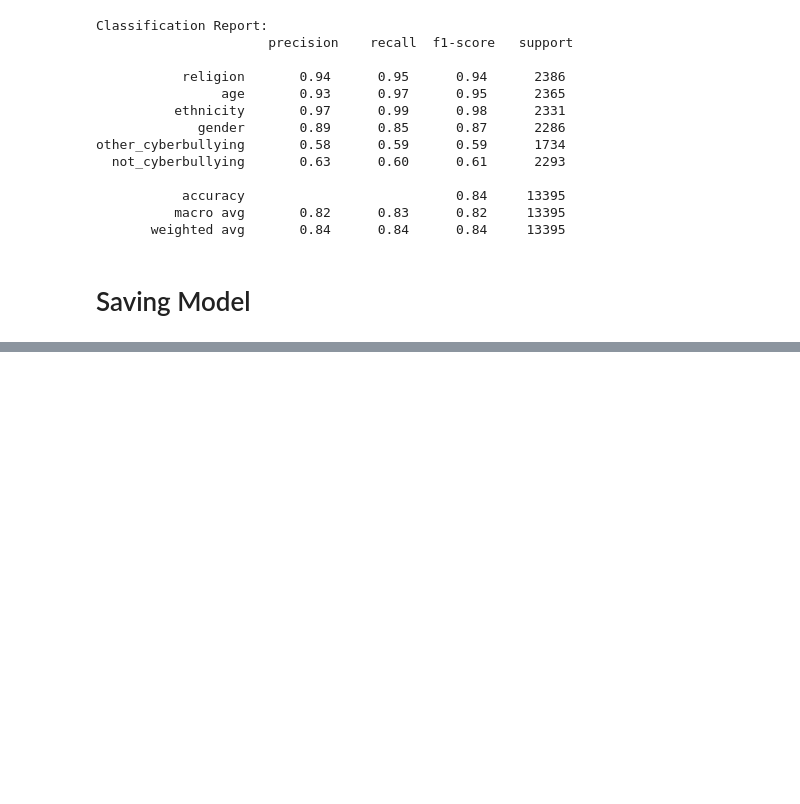
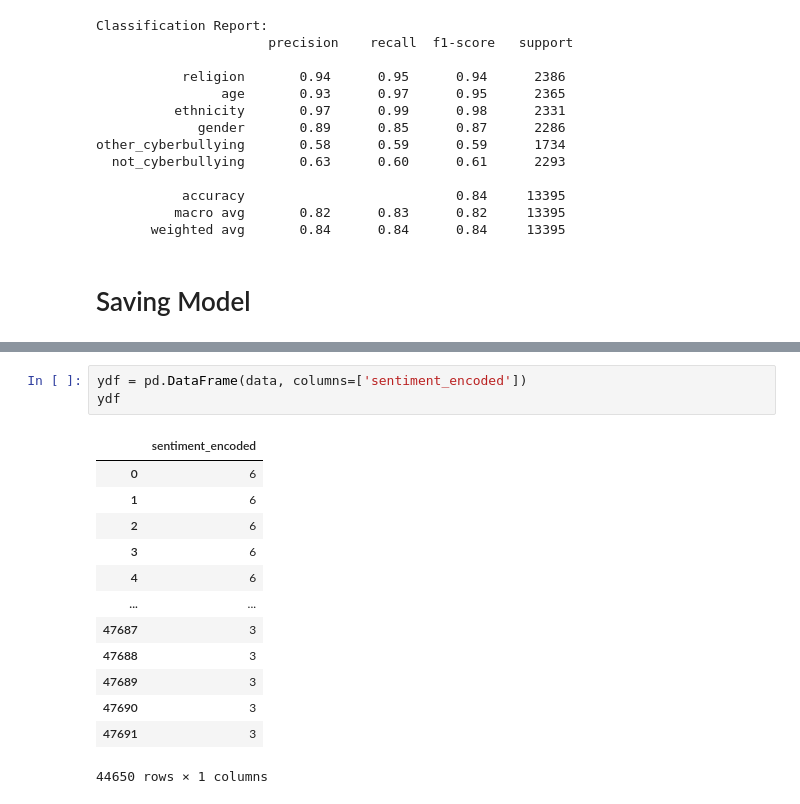
Before and after one commit to dial2hari/Quality_education, a Jupyter notebook: cyberbullying/cyberbullying-tweet-recognition-project.ipynb, the cells around one changed output, grey strips where cells are left out. Saved outputs shown, nothing was run; the diff lists cells and outputs as text; blank space fills up the shorter version.

```diff
--- a/cyberbullying/cyberbullying-tweet-recognition-project.ipynb
+++ b/cyberbullying/cyberbullying-tweet-recognition-project.ipynb
@@ -758,0 +913,17 @@ other_cyberbullying       0.58      0.59      0.59      1734
+# %%
+ydf = pd.DataFrame(data, columns=['sentiment_encoded'])
+ydf
+# %% [output]
+|  | sentiment_encoded |
+| 0 | 6 |
+| 1 | 6 |
+| 2 | 6 |
+| 3 | 6 |
+| 4 | 6 |
+| ... | ... |
+| 47687 | 3 |
+| 47688 | 3 |
+| 47689 | 3 |
+| 47690 | 3 |
+| 47691 | 3 |
+44650 rows × 1 columns
```
Also changed, not shown: parts of 29 cells of this notebook, 3 other files.
